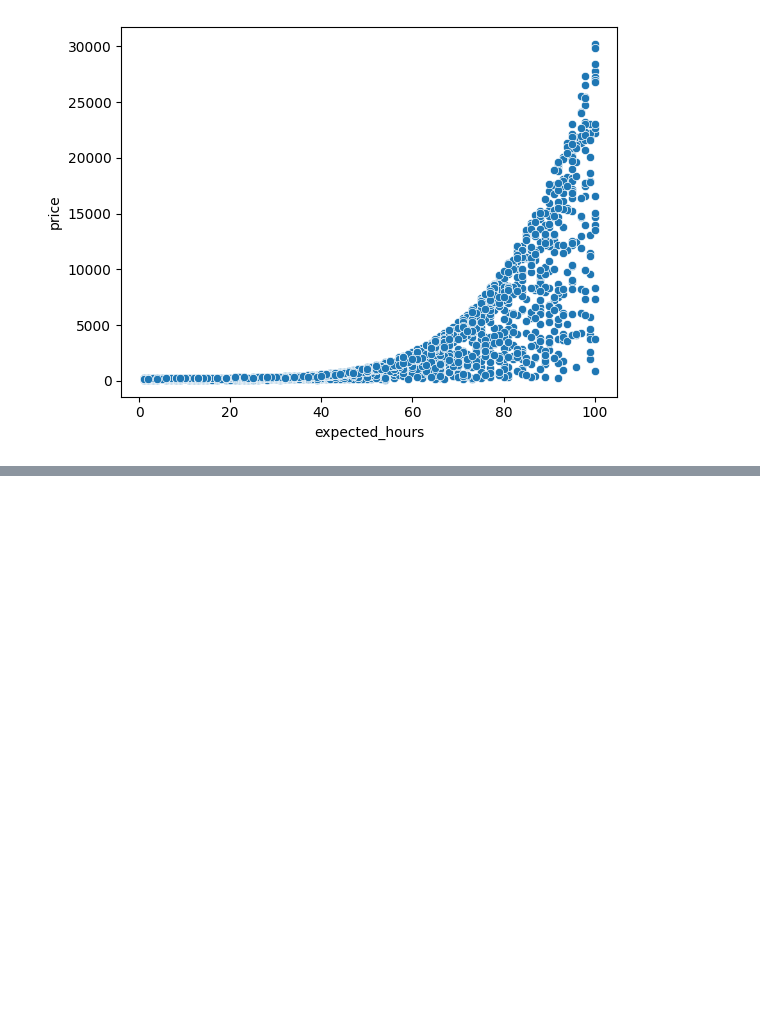
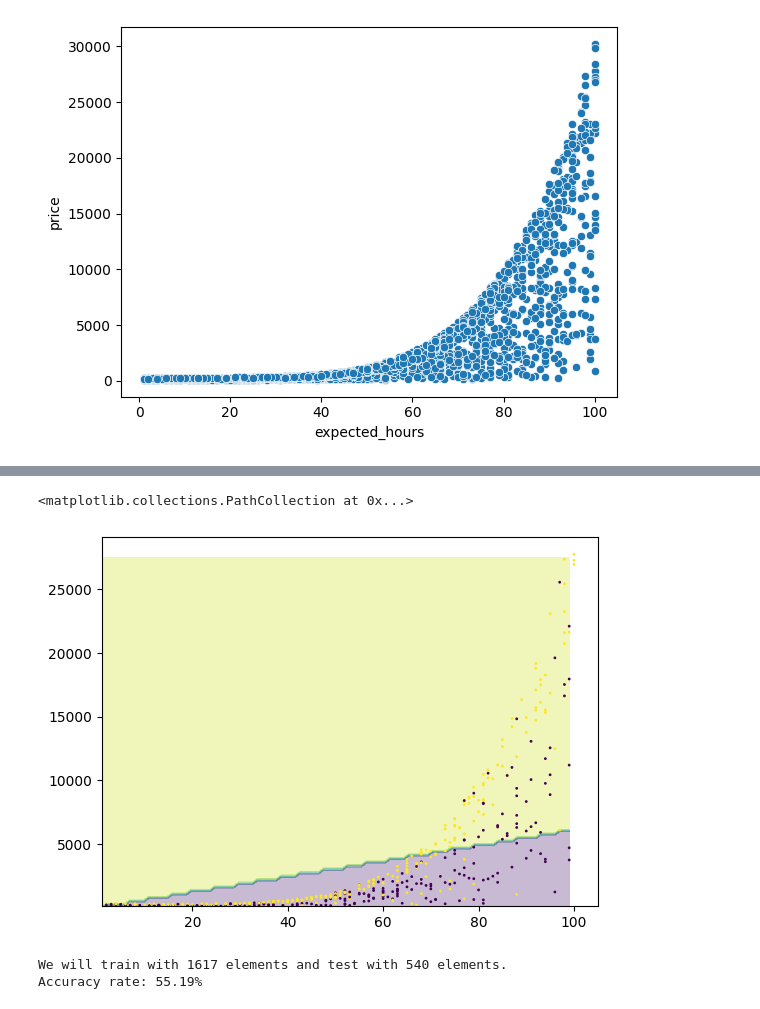
Before and after one commit to GuilhermePereiraRamalho/Machine-Learning, a Jupyter notebook: 3.ipynb, the cells around one changed output, grey strips where cells are left out. Cells and saved outputs as stored; diff of their text form; code cells hidden in the pictures; blank space fills up the shorter version.

```diff
--- a/3.ipynb
+++ b/3.ipynb
@@ -22,0 +96,8 @@ sns.scatterplot(x='expected_hours', y='price', data=data)
+# %%
+pixels = 100
+x_axis = np.arange(x_min, x_max, (x_max - x_min) / pixels)
+y_axis = np.arange(y_min, y_max, (y_max - y_min) / pixels)
+# %%
+xx, yy = np.meshgrid(x_axis, y_axis)
+points = np.c_[xx.ravel(), yy.ravel()]
+points
@@ -22,0 +112,4 @@ sns.scatterplot(x='expected_hours', y='price', data=data)
+# %%
+z = model.predict(points)
+z = z.reshape(xx.shape)
+z
@@ -22,0 +124,30 @@ sns.scatterplot(x='expected_hours', y='price', data=data)
+# %%
+import matplotlib.pyplot as plt
+
+plt.contourf(xx, yy, z, alpha=0.3)
+plt.scatter(test_x.expected_hours, test_x.price, c=test_y,  s=1)
+# %% [output]
+<matplotlib.collections.PathCollection at 0x...>
+[figure, added]
+# %%
+from sklearn.model_selection import train_test_split
+from sklearn.svm import SVC
+from  sklearn.metrics import accuracy_score
+
+SEED = 5
+np.random.seed(SEED)
+
+train_x, test_x, train_y, test_y = train_test_split(x, y,
+                                                     test_size=0.25,
+                                                     stratify = y)
+print(f"We will train with {len(train_x)} elements and test with {len(test_x)} elements.")
+
+model = SVC()
+model.fit(train_x, train_y)
+predictions = model.predict(test_x)
+
+accuracy_rate = accuracy_score(test_y, predictions)*100
+print(f'Accuracy rate: {accuracy_rate:.2f}%')
+# %% [output]
+We will train with 1617 elements and test with 540 elements.
+Accuracy rate: 55.19%
```
Also changed, not shown: parts of 14 cells of this notebook.
